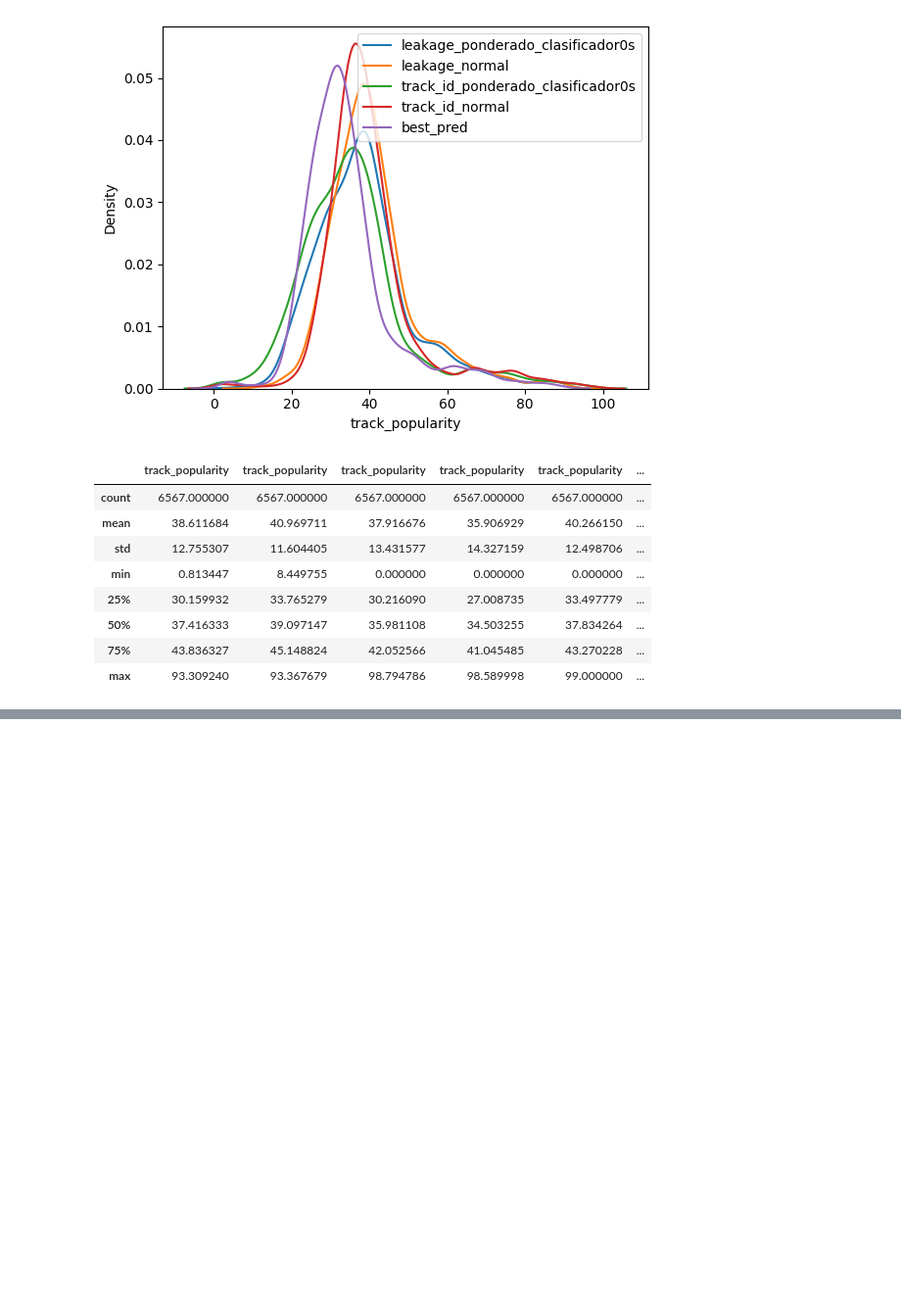
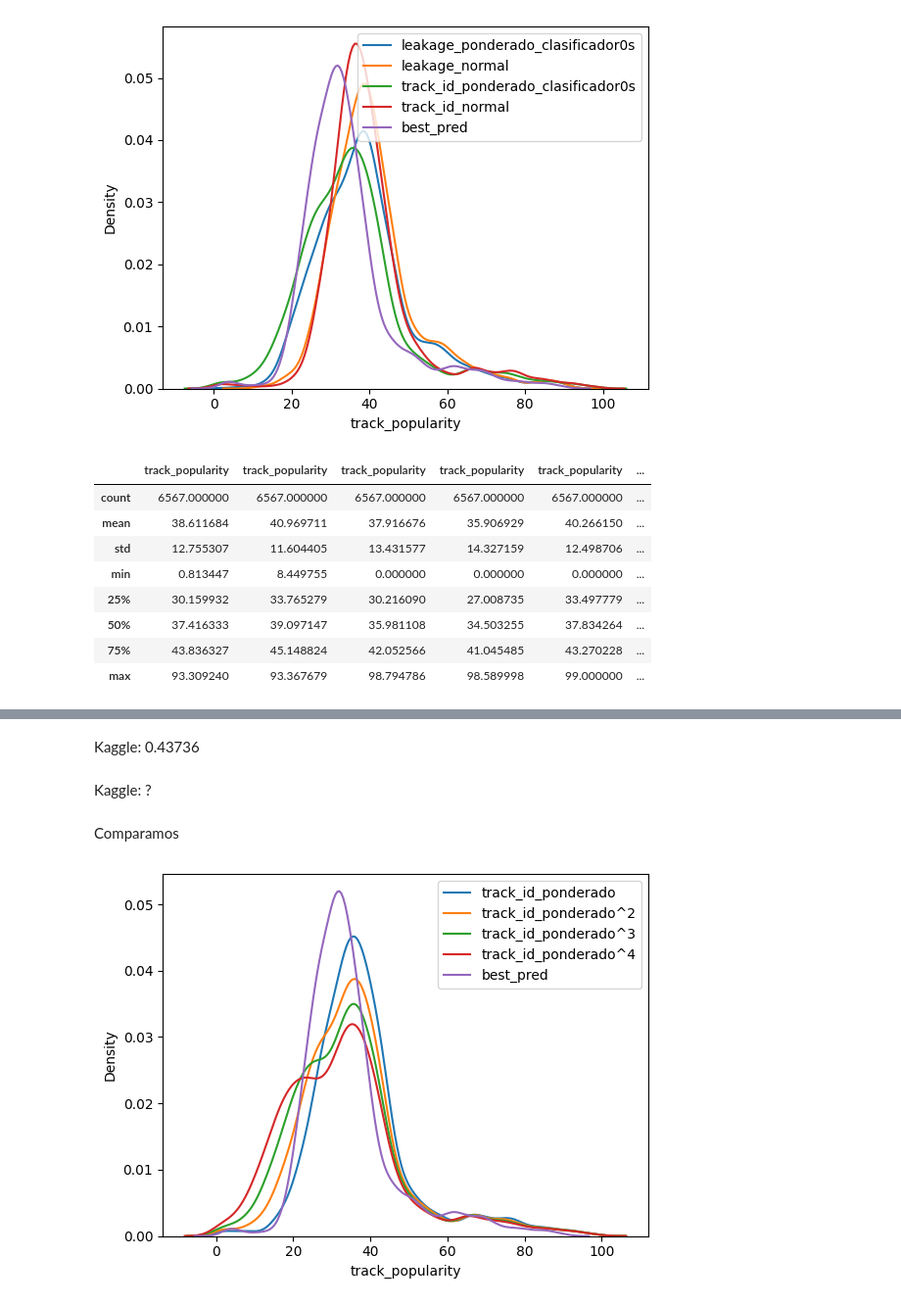
Before and after one commit to ichiP245/TP_Kaggle_Predictivo, a Jupyter notebook: Notebooks/MejoresModelos.ipynb, the cells around one changed output, grey strips where cells are left out. Shown at 98% size. Saved outputs shown, nothing was run; the diff lists cells and outputs as text; code cells hidden in the pictures; blank space fills up the shorter version.

Commit message:
Mejoramos nuestra mejor prediccion

```diff
--- a/Notebooks/MejoresModelos.ipynb
+++ b/Notebooks/MejoresModelos.ipynb
@@ -910,7 +892,9 @@ pd.concat([(submision_leakage['track_popularity']*prediccion[:,0]).describe(),
 # %%
 # Prediccion Track_id ponderada por prediccion del clasificador de 0s
-pd.DataFrame(
-    {'ID': df_val_inicial['Unnamed: 0'],
+
+df_ponderado = pd.DataFrame(
+    {'ID': df_val['Unnamed: 0'], # cambie df_val_inicial por df_val
         'track_popularity': submission_track_id['track_popularity']*prediccion[:,0]
     }
-).to_csv('catboost_track_id_ponderado_clasificador0s.csv', index=False)
+)
+# df_ponderado.to_csv('catboost_track_id_ponderado_clasificador0s.csv', index=False)
@@ -917,7 +903,43 @@ pd.DataFrame(
 # %%
 # Prediccion Track_id ponderada por prediccion del clasificador de 0s
-pd.DataFrame(
-    {'ID': df_val_inicial['Unnamed: 0'],
+
+df_ponderado_2 = pd.DataFrame(
+    {'ID': df_val['Unnamed: 0'], # cambie df_val_inicial por df_val
         'track_popularity': submission_track_id['track_popularity']*prediccion[:,0]**2
     }
-).to_csv('catboost_track_id_ponderado^2_clasificador0s.csv', index=False)
+)
+# df_ponderado_2.to_csv('catboost_track_id_ponderado^2_clasificador0s.csv', index=False)
+# %% [markdown]
+Kaggle: 0.43736
+# %%
+# Prediccion Track_id ponderada por prediccion del clasificador de 0s
+
+df_ponderado_3 = pd.DataFrame(
+    {'ID': df_val['Unnamed: 0'],
+        'track_popularity': submission_track_id['track_popularity']*prediccion[:,0]**3
+    }
+)
+# df_ponderado_3.to_csv('catboost_track_id_ponderado^3_clasificador0s.csv', index=False)
+# %% [markdown]
+Kaggle: ?
+# %%
+# Prediccion Track_id ponderada por prediccion del clasificador de 0s
+
+df_ponderado_4 = pd.DataFrame(
+    {'ID': df_val['Unnamed: 0'],
+        'track_popularity': submission_track_id['track_popularity']*prediccion[:,0]**4
+    }
+)
+# df_ponderado_4.to_csv('catboost_track_id_ponderado^4_clasificador0s.csv', index=False)
+# %% [markdown]
+Comparamos
+# %%
+sns.kdeplot(df_ponderado['track_popularity'], label='track_id_ponderado')
+sns.kdeplot(df_ponderado_2['track_popularity'], label='track_id_ponderado^2')
+sns.kdeplot(df_ponderado_3['track_popularity'], label='track_id_ponderado^3')
+sns.kdeplot(df_ponderado_4['track_popularity'], label='track_id_ponderado^4')
+sns.kdeplot(best_pred_2575['track_popularity'], label='best_pred')
+plt.legend(loc='upper right')
+plt.show()
+# %% [output]
+[figure, added]
```
Also changed, not shown: parts of 11 cells of this notebook.
